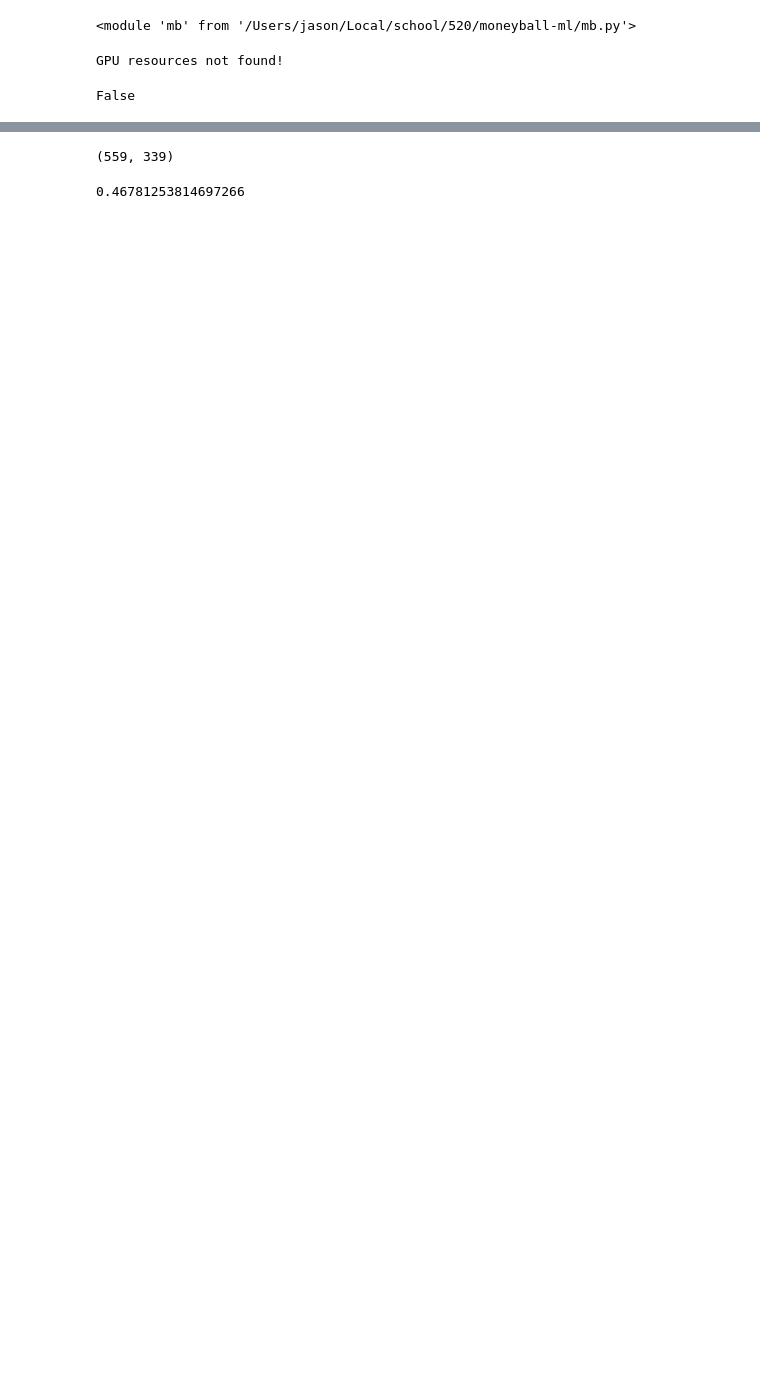
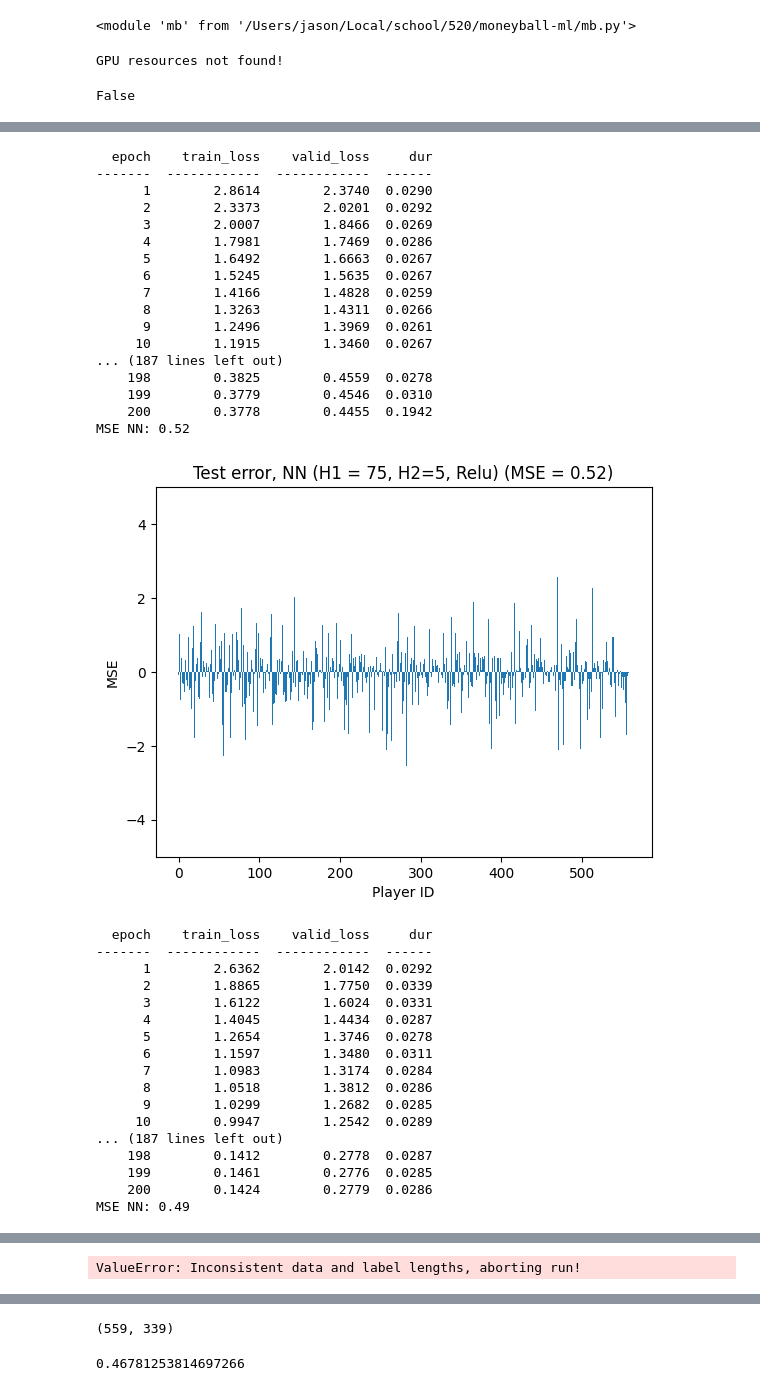
Before and after one commit to auto-d/moneyball-ml, a Jupyter notebook: eda.ipynb, the cells around one changed output, grey strips where cells are left out. Cells and saved outputs as stored; diff of their text form; code cells hidden in the pictures; blank space fills up the shorter version.

```diff
--- a/eda.ipynb
+++ b/eda.ipynb
@@ -727,0 +636,71 @@ test = MBDataset(mb.scale(X_test), y_test)
+# %%
+dsets = [(True, False), (True, True), (False, True)]
+
+for dset in dsets:
+
+    X_train, y_train, X_test, y_test = mb.build_train_test_set(standard=dset[0], statcast=dset[1])
+
+    # NN
+    nn_input_size = len(X_train.columns)
+    net= skorch.NeuralNetRegressor(
+            module=WARNet,
+            criterion=torch.nn.MSELoss,
+            optimizer=torch.optim.SGD,
+            max_epochs=200,
+            lr=0.001,
+            module__n_input=nn_input_size,
+            module__n_hidden1=75,
+            batch_size=5,
+            iterator_train__shuffle=True)
+
+    X_train_nn, y_train_nn = mb.make_nn_set(X_train, y_train)
+
+    net.fit(X_train_nn, y_train_nn)
+
+    X_test_nn, _ = mb.make_nn_set(X_test, y_test)
+    preds = net.predict(X_test_nn)
+    mse = metrics.mean_squared_error(y_test, preds.flatten())
+    print(f"MSE NN: {mse:.2f}")
+
+    plt.bar([x for x in range(0,len(X_test.index))], height=y_test-preds.flatten(), width=1)
+    plt.title(f"Test error, NN (H1 = 75, H2=5, Relu) (MSE = {mse:.2f})")
+    plt.xlabel("Player ID")
+    plt.ylim(-5,5)
+    plt.ylabel("MSE")
+    plt.show()
+# %% [output]
+  epoch    train_loss    valid_loss     dur
+-------  ------------  ------------  ------
+      1        2.8614        2.3740  0.0290
+      2        2.3373        2.0201  0.0292
+      3        2.0007        1.8466  0.0269
+      4        1.7981        1.7469  0.0286
+      5        1.6492        1.6663  0.0267
+      6        1.5245        1.5635  0.0267
+      7        1.4166        1.4828  0.0259
+      8        1.3263        1.4311  0.0266
+      9        1.2496        1.3969  0.0261
+     10        1.1915        1.3460  0.0267
+... (187 lines left out)
+    198        0.3825        0.4559  0.0278
+    199        0.3779        0.4546  0.0310
+    200        0.3778        0.4455  0.1942
+MSE NN: 0.52
+[figure, added]
+  epoch    train_loss    valid_loss     dur
+-------  ------------  ------------  ------
+      1        2.6362        2.0142  0.0292
+      2        1.8865        1.7750  0.0339
+      3        1.6122        1.6024  0.0331
+      4        1.4045        1.4434  0.0287
+      5        1.2654        1.3746  0.0278
+      6        1.1597        1.3480  0.0311
+      7        1.0983        1.3174  0.0284
+      8        1.0518        1.3812  0.0286
+      9        1.0299        1.2682  0.0285
+     10        0.9947        1.2542  0.0289
+... (187 lines left out)
+    198        0.1412        0.2778  0.0287
+    199        0.1461        0.2776  0.0285
+    200        0.1424        0.2779  0.0286
+MSE NN: 0.49
@@ -727,0 +708 @@ test = MBDataset(mb.scale(X_test), y_test)
+ValueError: Inconsistent data and label lengths, aborting run!
```
Also changed, not shown: parts of 46 cells of this notebook, 4 other files.
